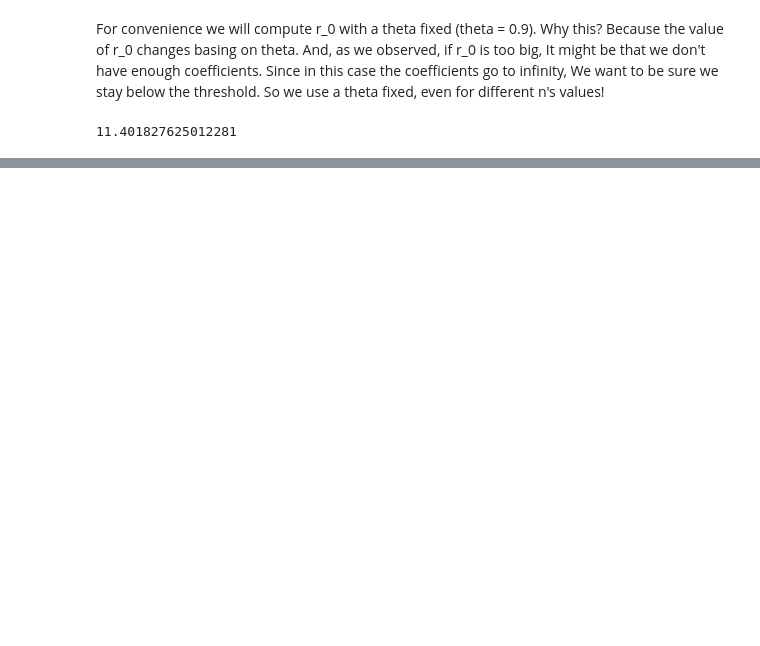
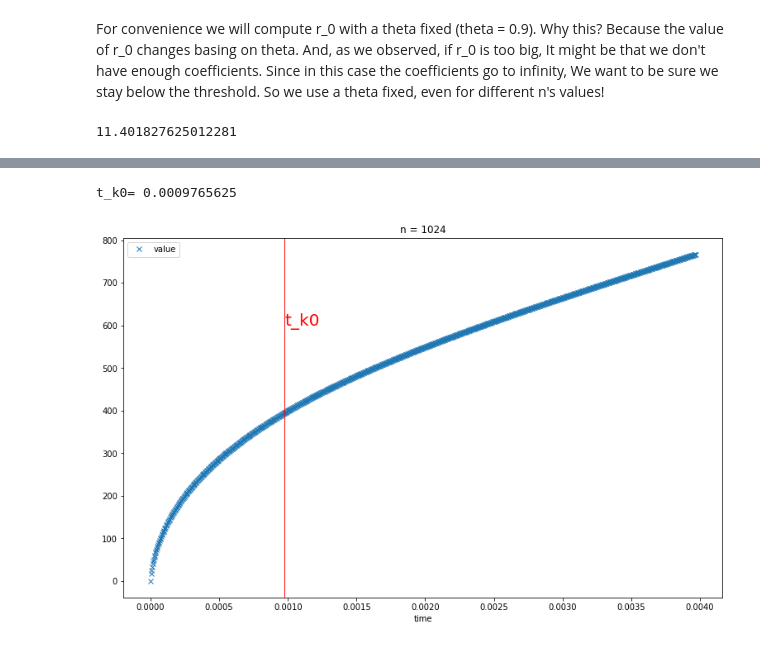
Before and after one commit to nicolahcm/finance-master-thesis, a Jupyter notebook: EulerDiscretizationScheme.ipynb, the cells around one changed output, grey strips where cells are left out. Saved outputs shown, nothing was run; the diff lists cells and outputs as text; code cells hidden in the pictures; blank space fills up the shorter version.

```diff
--- a/EulerDiscretizationScheme.ipynb
+++ b/EulerDiscretizationScheme.ipynb
@@ -217,3 +223,21 @@ t_k0= 0.0008060515873015873
+# %%
+def plot_psi_n(n, nameToSave):
+    df, tk0 = computing_psi_n(n)
+
+    plot = df.set_index('time').plot( marker="x", linewidth=0, title = nameToSave[:-4])
+
+    plot.axvline(x = tk0, linewidth=1, color='r')
+    plot.text(tk0,600,"t_k0",rotation=0, fontsize= 20, color="r")
+
+
+    fig = plot.get_figure()
+    fig.set_size_inches(13, 8)
+    fig.savefig(nameToSave, dpi=200)
+# %%
+plot_psi_n(1024, "n = 1024.png")
+# %% [output]
+t_k0= 0.0009765625
+[figure, added]
 # %%
 def c_1(n):
     return 2*n*(computing_psi_n(n).iloc[-1].value - computing_psi_n(2*n).iloc[-1].value)
```
Also changed, not shown: parts of 13 cells of this notebook, 6 other files.
